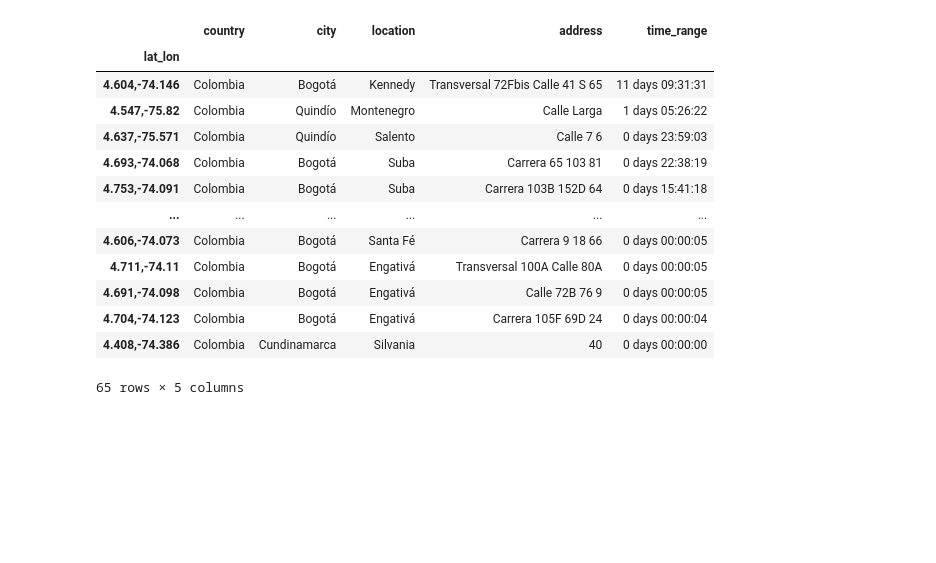
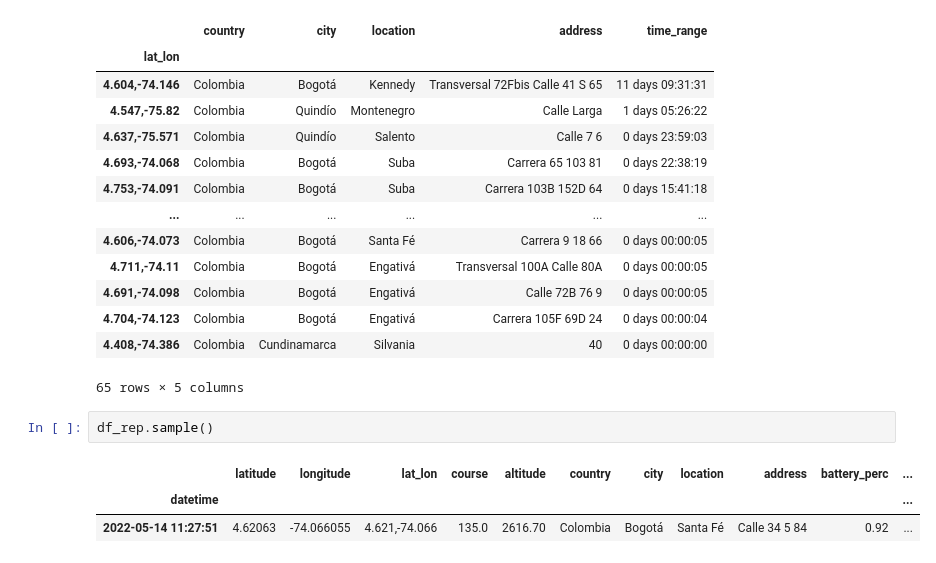
Before and after one commit to AlejoB13C/rastreo-satelital, a Jupyter notebook: notebooks/0.1-Basic-EDA.ipynb, the cells around one changed output. Drawn from its saved outputs; the diff is of its cells as text; blank space fills up the shorter version.

```diff
--- a/notebooks/0.1-Basic-EDA.ipynb
+++ b/notebooks/0.1-Basic-EDA.ipynb
@@ -224,3 +207,9 @@ df_vel_0[df_vel_0['ignition'] != True].groupby(['lat_lon'])\
 | 4.704,-74.123 | Colombia | Bogotá | Engativá | Carrera 105F 69D 24 | 0 days 00:00:04 |
 | 4.408,-74.386 | Colombia | Cundinamarca | Silvania | 40 | 0 days 00:00:00 |
 65 rows × 5 columns
+# %%
+df_rep.sample()
+# %% [output]
+|  | latitude | longitude | lat_lon | course | altitude | country | city | location | address | battery_perc | ... |
+| datetime |  |  |  |  |  |  |  |  |  |  | ... |
+| 2022-05-14 11:27:51 | 4.62063 | -74.066055 | 4.621,-74.066 | 135.0 | 2616.70 | Colombia | Bogotá | Santa Fé | Calle 34 5 84 | 0.92 | ... |
```
Also changed, not shown: parts of 12 cells of this notebook.
